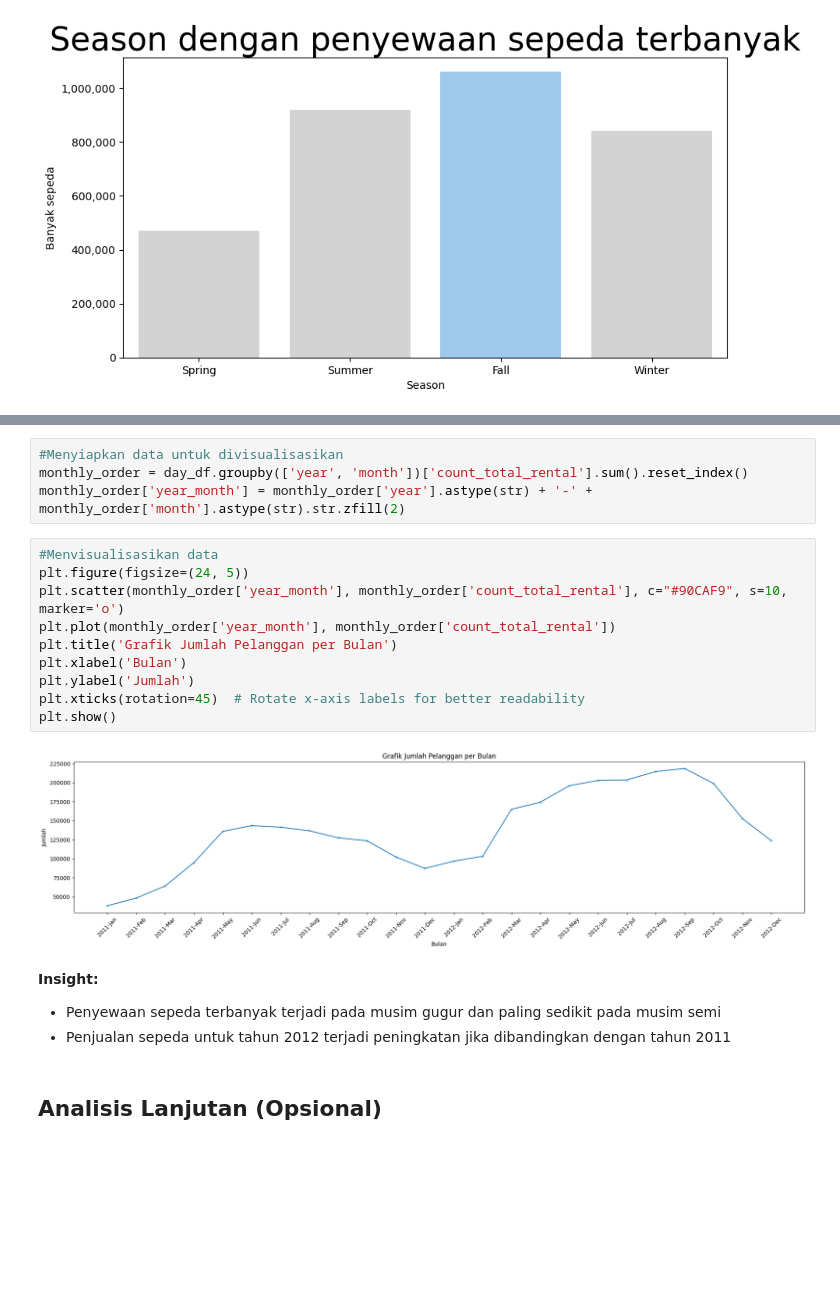
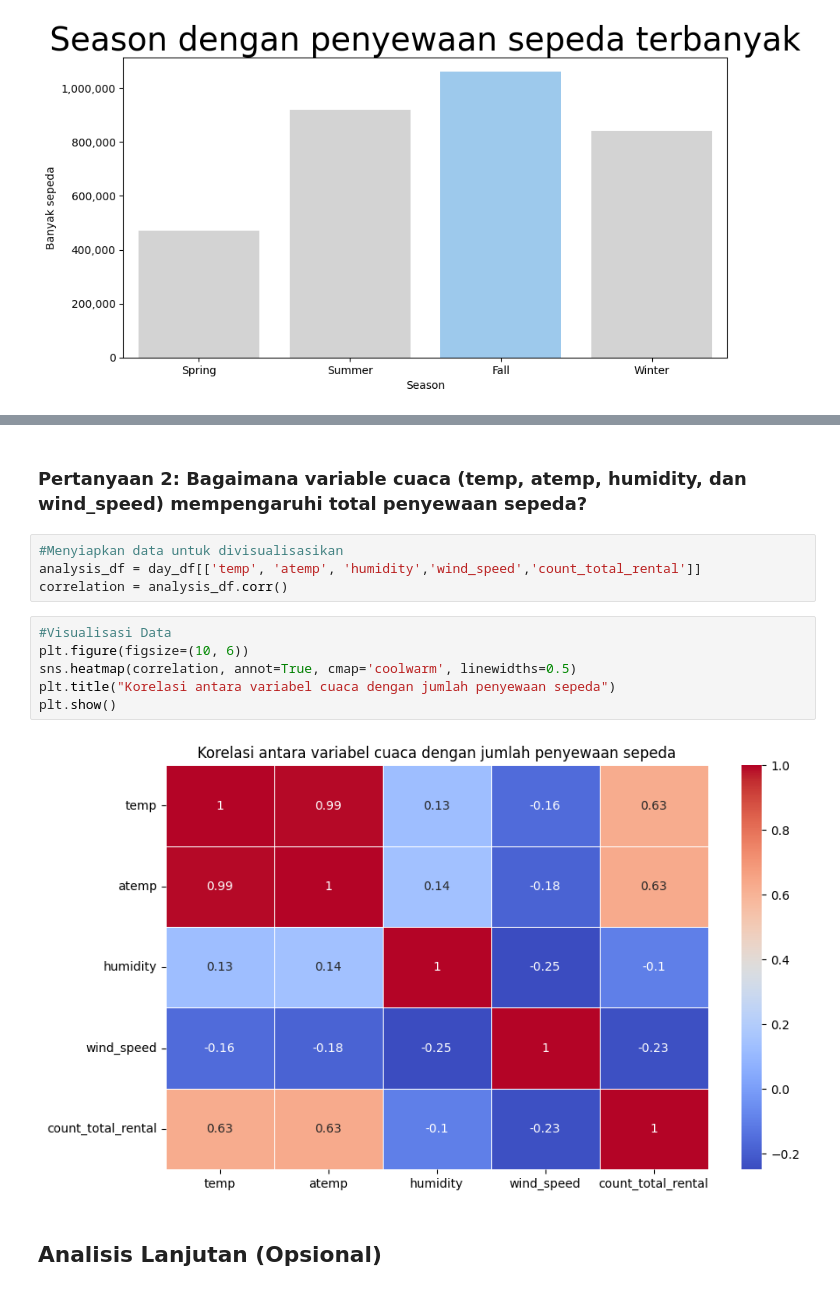
Before and after one commit to 0b1111001/Bike_Sharing_Dicoding, a Jupyter notebook: Proyek_Analisis_Data.ipynb, the cells around one changed output, grey strips where cells are left out. Cells and saved outputs as stored; diff of their text form; blank space fills up the shorter version.

```diff
--- a/Proyek_Analisis_Data.ipynb
+++ b/Proyek_Analisis_Data.ipynb
@@ -309,23 +299,17 @@ Passing `palette` without assigning `hue` is deprecated and will be removed in v
-# %%
-#Menyiapkan data untuk divisualisasikan
-monthly_order = day_df.groupby(['year', 'month'])['count_total_rental'].sum().reset_index()
-monthly_order['year_month'] = monthly_order['year'].astype(str) + '-' + monthly_order['month'].astype(str).str.zfill(2)
-# %%
-#Menvisualisasikan data
-plt.figure(figsize=(24, 5))
-plt.scatter(monthly_order['year_month'], monthly_order['count_total_rental'], c="#90CAF9", s=10, marker='o')
-plt.plot(monthly_order['year_month'], monthly_order['count_total_rental'])
-plt.title('Grafik Jumlah Pelanggan per Bulan')
-plt.xlabel('Bulan')
-plt.ylabel('Jumlah')
-plt.xticks(rotation=45)  # Rotate x-axis labels for better readability
-plt.show()
-# %% [output]
-[figure, removed]
-# %% [markdown]
-**Insight:**
-- Penyewaan sepeda terbanyak terjadi pada musim gugur dan paling sedikit pada musim semi
-- Penjualan sepeda untuk tahun 2012 terjadi peningkatan jika dibandingkan dengan tahun 2011
+# %% [markdown]
+### Pertanyaan 2: Bagaimana variable cuaca (temp, atemp, humidity, dan wind_speed) mempengaruhi total penyewaan sepeda?
+# %%
+#Menyiapkan data untuk divisualisasikan
+analysis_df = day_df[['temp', 'atemp', 'humidity','wind_speed','count_total_rental']]
+correlation = analysis_df.corr()
+# %%
+#Visualisasi Data
+plt.figure(figsize=(10, 6))
+sns.heatmap(correlation, annot=True, cmap='coolwarm', linewidths=0.5)
+plt.title("Korelasi antara variabel cuaca dengan jumlah penyewaan sepeda")
+plt.show()
+# %% [output]
+[figure, added]
 # %% [markdown]
 ## Analisis Lanjutan (Opsional)
 # %%
```
Also changed, not shown: parts of 8 cells of this notebook.
